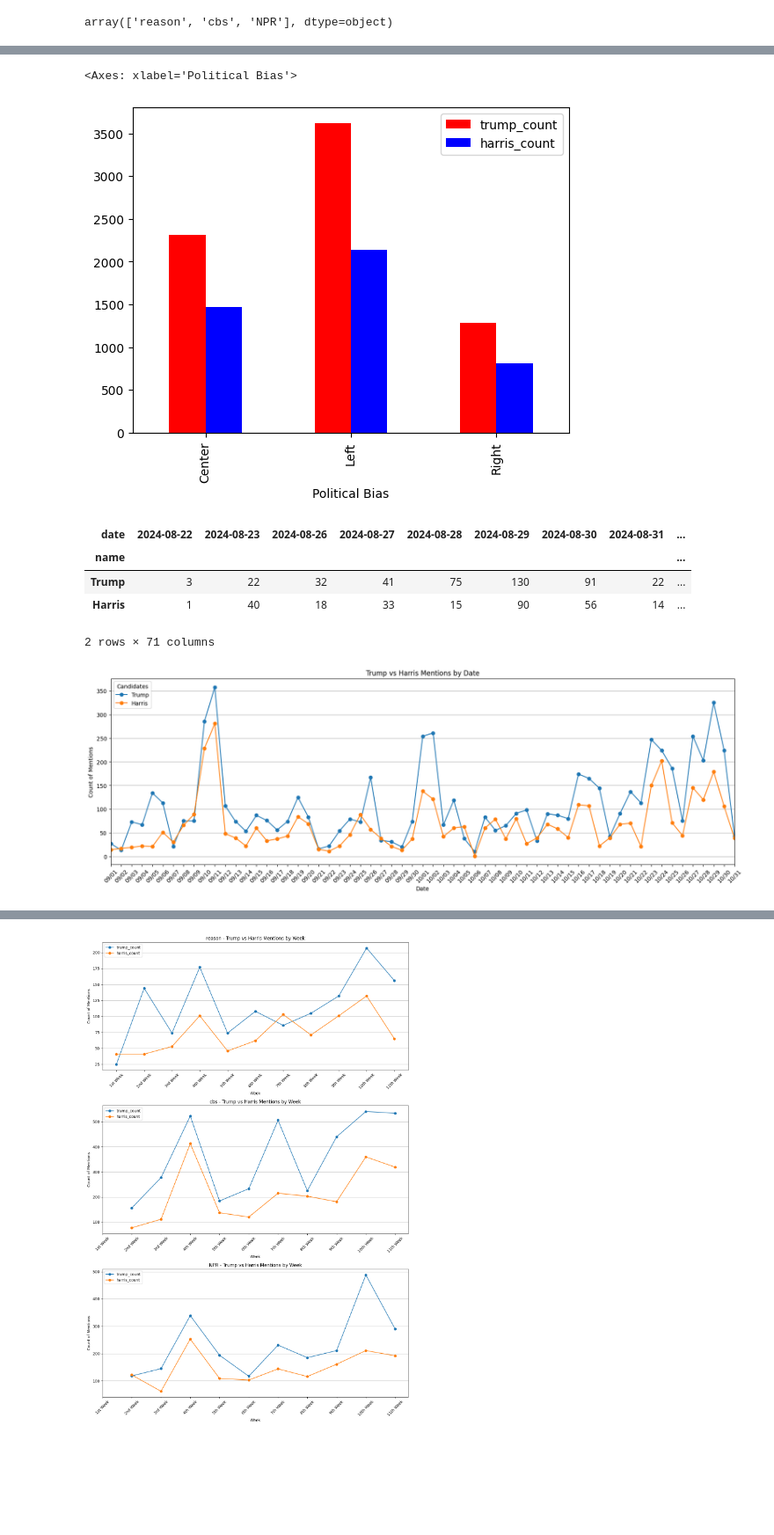
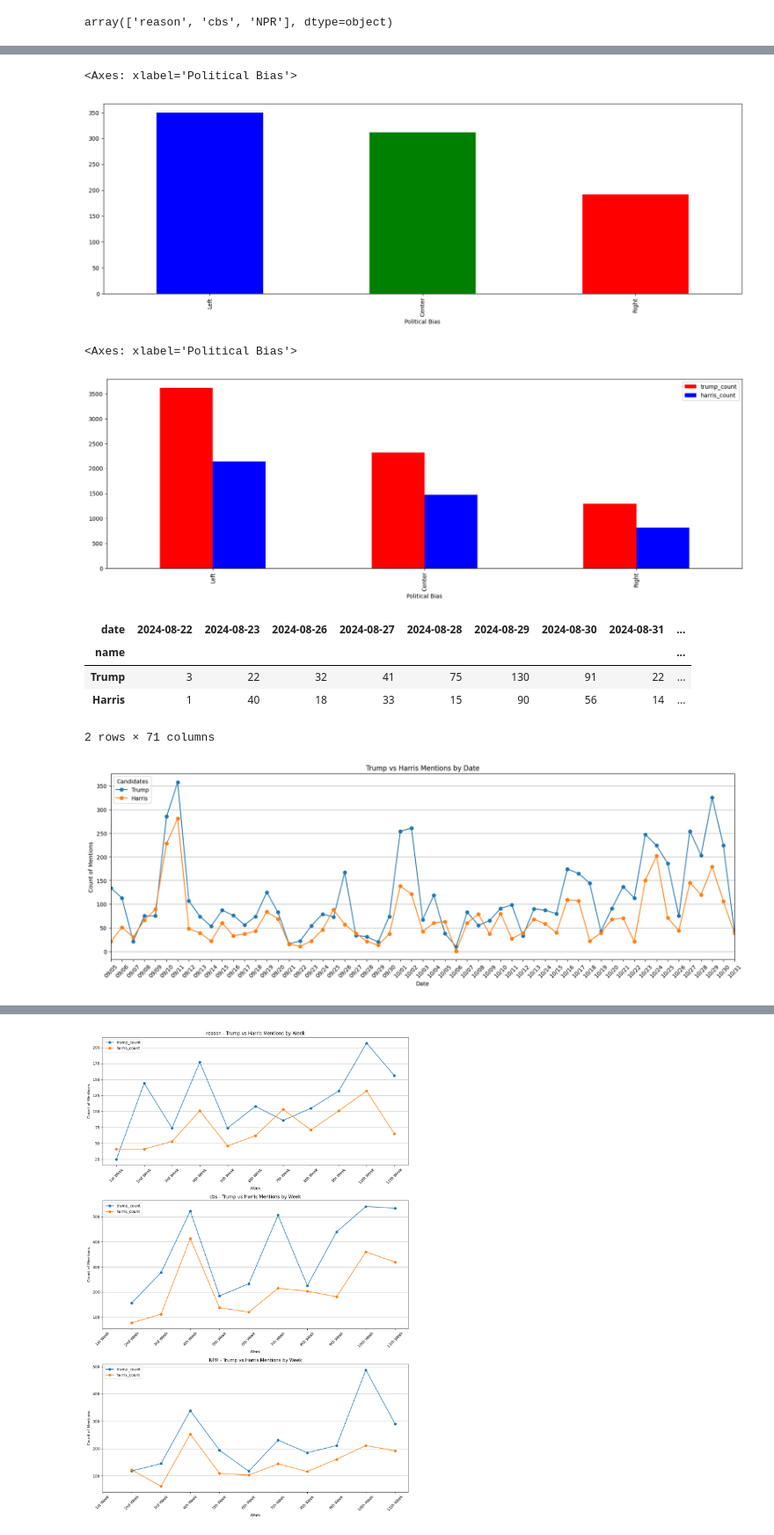
Before and after one commit to b00kkk/US_President_Election_2024, a Jupyter notebook: visualization&analysis/news_visualization&analysis.ipynb, the cells around one changed output, grey strips where cells are left out. Shown at 88% size. Drawn from its saved outputs; the diff is of its cells as text; code cells hidden in the pictures; blank space fills up the shorter version.

```diff
--- a/visualization&analysis/news_visualization&analysis.ipynb
+++ b/visualization&analysis/news_visualization&analysis.ipynb
@@ -41,3 +41,15 @@ news.groupby('bias').count()
+# %%
+bias_counts = news.groupby('bias').count()['title']
+
+# 원하는 순서로 정렬
+order = ['Left', 'Center', 'Right']
+bias_counts = bias_counts.reindex(order)
+
+# 그래프 출력
+bias_counts.plot(kind='bar', xlabel='Political Bias', color=['b', 'g', 'r'])
+# %% [output]
+<Axes: xlabel='Political Bias'>
+[figure, added]
 # %%
 def count_mentions(text, keyword):
     if isinstance(text, str):
@@ -49,10 +61,12 @@ news['harris_count'] = news['text'].apply(lambda x: count_mentions(x, 'harris'))
 # %%
 count=news.groupby(['bias'])[['trump_count','harris_count']].sum()
 # %%
+order = ['Left', 'Center', 'Right']
+count = count.reindex(order)
 count.plot(kind='bar',xlabel='Political Bias',color=('r','b'))
 # %% [output]
 <Axes: xlabel='Political Bias'>
-[figure, old version]
+[figure, new version]
 # %%
 date_count=news.groupby(['date'])[['trump_count','harris_count']].sum()
 date_count=date_count.T
@@ -72,7 +86,7 @@ import pandas as pd
 
 date_count.columns = pd.to_datetime(date_count.columns, format='%m/%d')
 
-date_range = pd.date_range(start='2024-09-01', end='2024-10-31')
+date_range = pd.date_range(start='2024-09-05', end='2024-10-31')
 
 %matplotlib inline
 from IPython.core.pylabtools import figsize
@@ -90,7 +104,7 @@ plt.legend(title='Candidates')
 
 plt.show()  #
 # %% [output]
-[figure, old version]
+[figure, new version]
 # %%
 import matplotlib.pyplot as plt
 import pandas as pd
```
Also changed, not shown: parts of 9 cells of this notebook.
